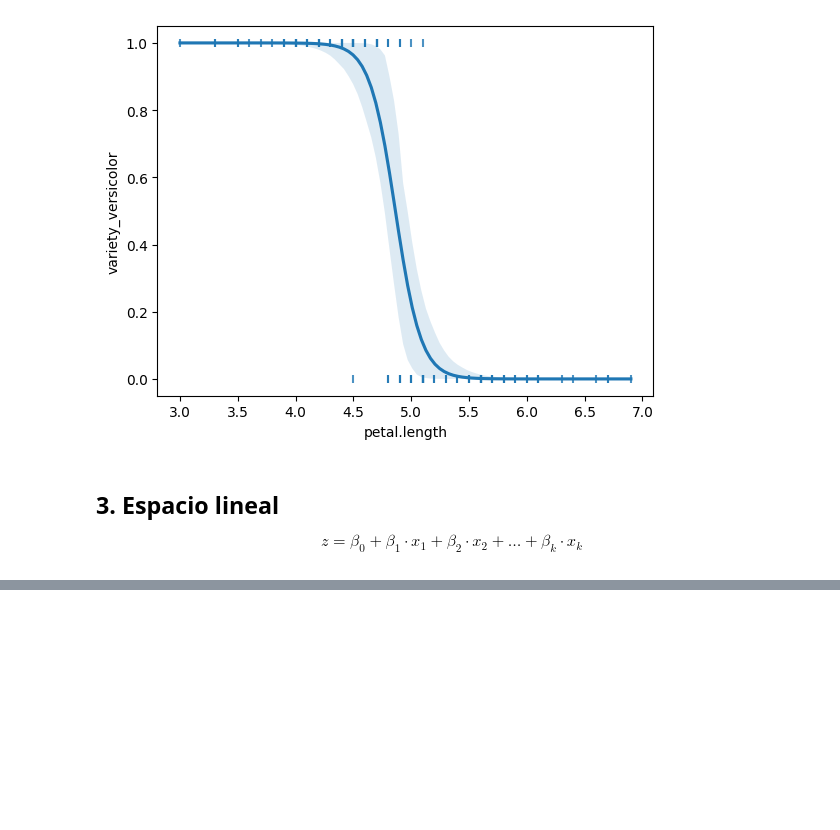
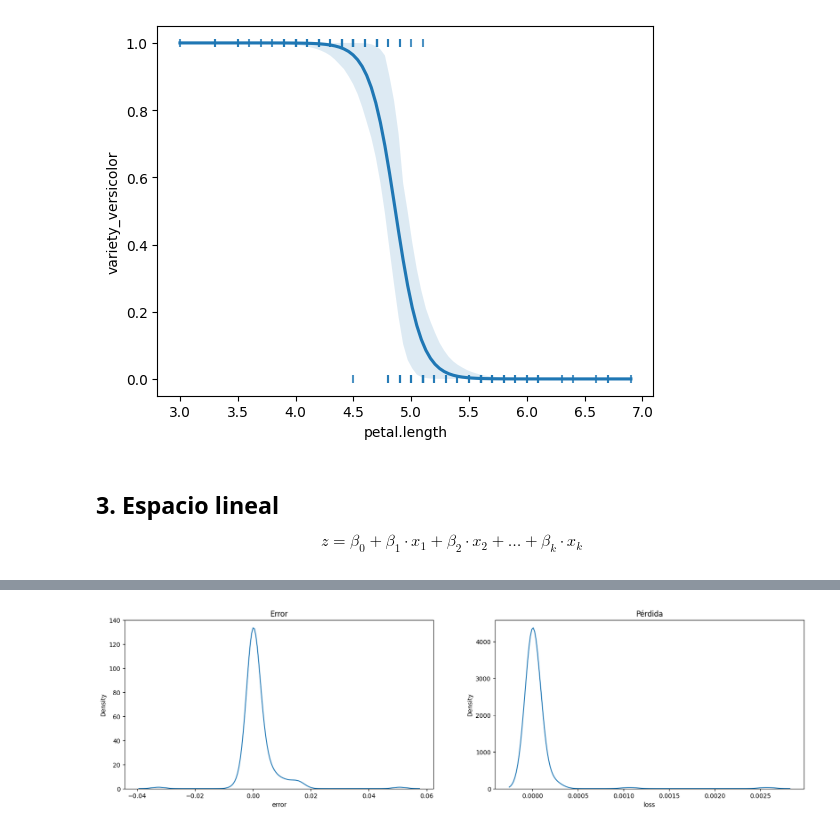
Before and after one commit to dragonnomada/diplomado-ciencia-datos-cic-gen2, a Jupyter notebook: s102/s102b.ipynb, the cells around one changed output, grey strips where cells are left out. Cells and saved outputs as stored; diff of their text form; code cells hidden in the pictures; blank space fills up the shorter version.

```diff
--- a/s102/s102b.ipynb
+++ b/s102/s102b.ipynb
@@ -292,0 +300,28 @@ seaborn.kdeplot(x=l)
+# %%
+b0 = 2 # bias
+b1 = 1.2 # factor c1
+b2 = 1.6 # factor c2
+b3 = -5.5 # factor c3
+b4 = 0.9 # factor c4
+
+z = b0 + b1 * c1 + b2 * c2 + b3 * c3 + b4 * c4
+
+y = c5_setosa
+
+yp = numpy.exp(z) / (1 + numpy.exp(z))
+
+e = pandas.Series(y - yp, name="error")
+
+l = pandas.Series(e ** 2, name="loss")
+
+figure, axis = pyplot.subplots(1, 2, figsize=(20, 5))
+
+seaborn.kdeplot(x=e, ax=axis[0])
+axis[0].set_title("Error")
+
+seaborn.kdeplot(x=l, ax=axis[1])
+axis[1].set_title("Pérdida")
+
+pyplot.show()
+# %% [output]
+[figure, added]
```
Also changed, not shown: parts of 1 cell of this notebook.
